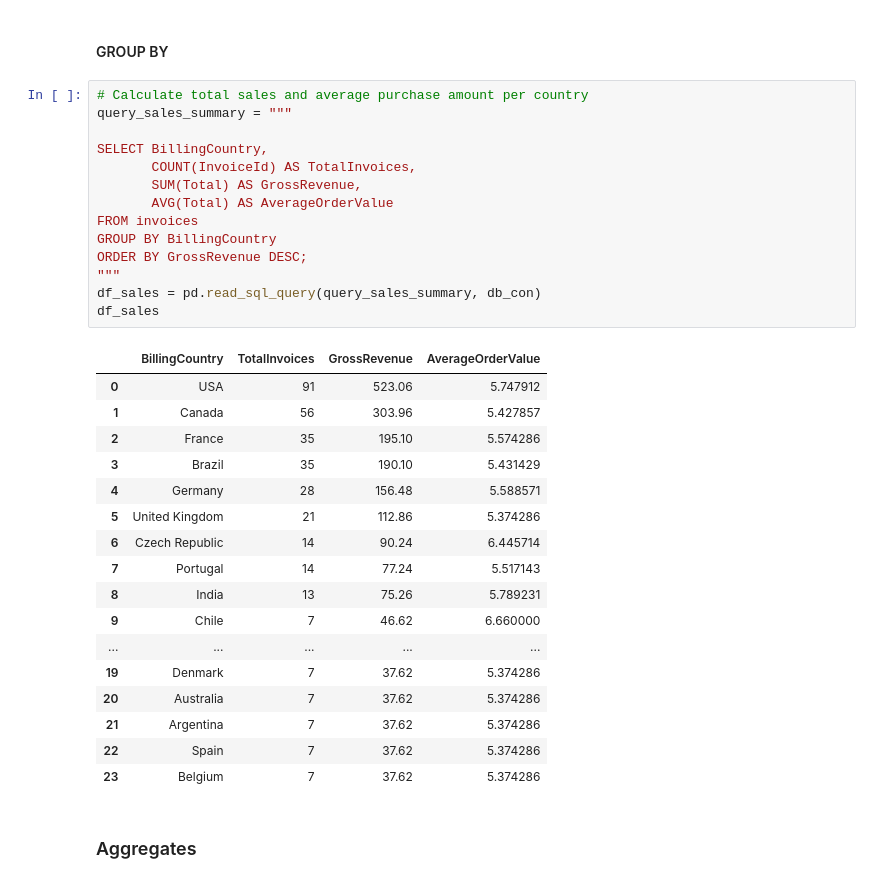
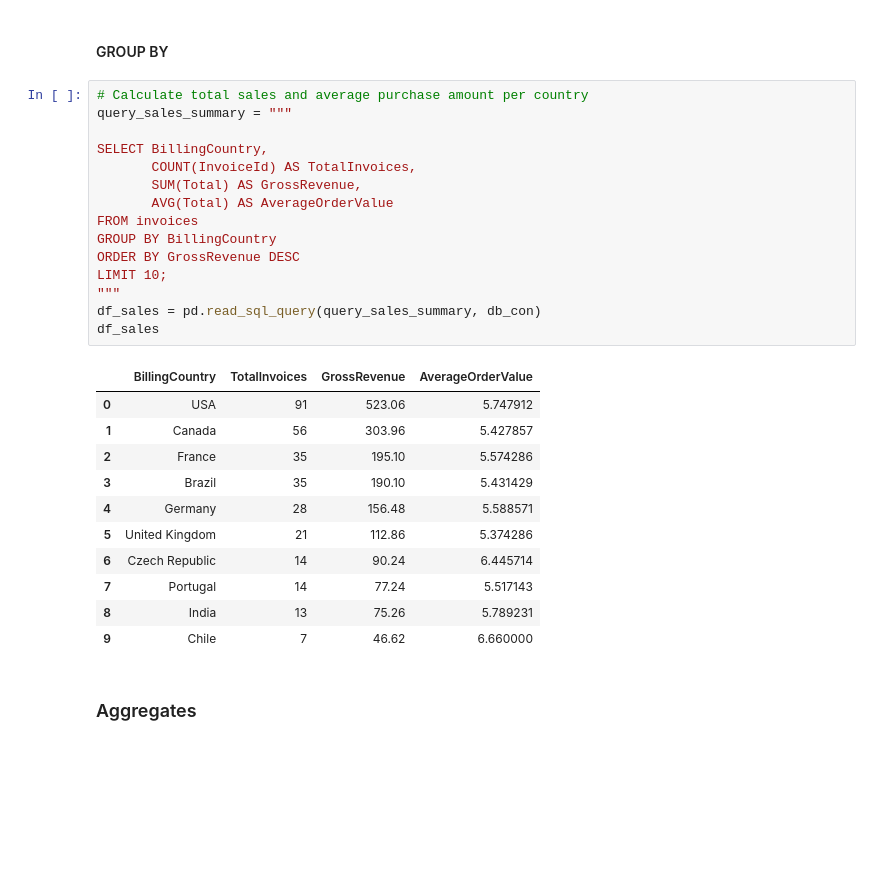
Before and after one commit to ikoghoddds-bit/Data-Science-Portfolio-C21, a Jupyter notebook: Projects/Project-3/SQL.1-Chinook.project.template.ipynb, the cells around one changed output. Saved outputs shown, nothing was run; the diff lists cells and outputs as text; blank space fills up the shorter version.

```diff
--- a/Projects/Project-3/SQL.1-Chinook.project.template.ipynb
+++ b/Projects/Project-3/SQL.1-Chinook.project.template.ipynb
@@ -573,35 +752,30 @@ df_distinct
 # %%
 # Calculate total sales and average purchase amount per country
 query_sales_summary = """
 
 SELECT BillingCountry,
        COUNT(InvoiceId) AS TotalInvoices,
        SUM(Total) AS GrossRevenue,
        AVG(Total) AS AverageOrderValue
 FROM invoices
 GROUP BY BillingCountry
-ORDER BY GrossRevenue DESC;
+ORDER BY GrossRevenue DESC
+LIMIT 10;
 """
 df_sales = pd.read_sql_query(query_sales_summary, db_con)
 df_sales
 # %% [output]
 |  | BillingCountry | TotalInvoices | GrossRevenue | AverageOrderValue |
 | 0 | USA | 91 | 523.06 | 5.747912 |
 | 1 | Canada | 56 | 303.96 | 5.427857 |
 | 2 | France | 35 | 195.10 | 5.574286 |
 | 3 | Brazil | 35 | 190.10 | 5.431429 |
 | 4 | Germany | 28 | 156.48 | 5.588571 |
 | 5 | United Kingdom | 21 | 112.86 | 5.374286 |
 | 6 | Czech Republic | 14 | 90.24 | 6.445714 |
 | 7 | Portugal | 14 | 77.24 | 5.517143 |
 | 8 | India | 13 | 75.26 | 5.789231 |
 | 9 | Chile | 7 | 46.62 | 6.660000 |
-| ... | ... | ... | ... | ... |
-| 19 | Denmark | 7 | 37.62 | 5.374286 |
-| 20 | Australia | 7 | 37.62 | 5.374286 |
-| 21 | Argentina | 7 | 37.62 | 5.374286 |
-| 22 | Spain | 7 | 37.62 | 5.374286 |
-| 23 | Belgium | 7 | 37.62 | 5.374286 |
 # %% [markdown]
 ### Aggregates
 # %% [markdown]
```
Also changed, not shown: parts of 27 cells of this notebook.
